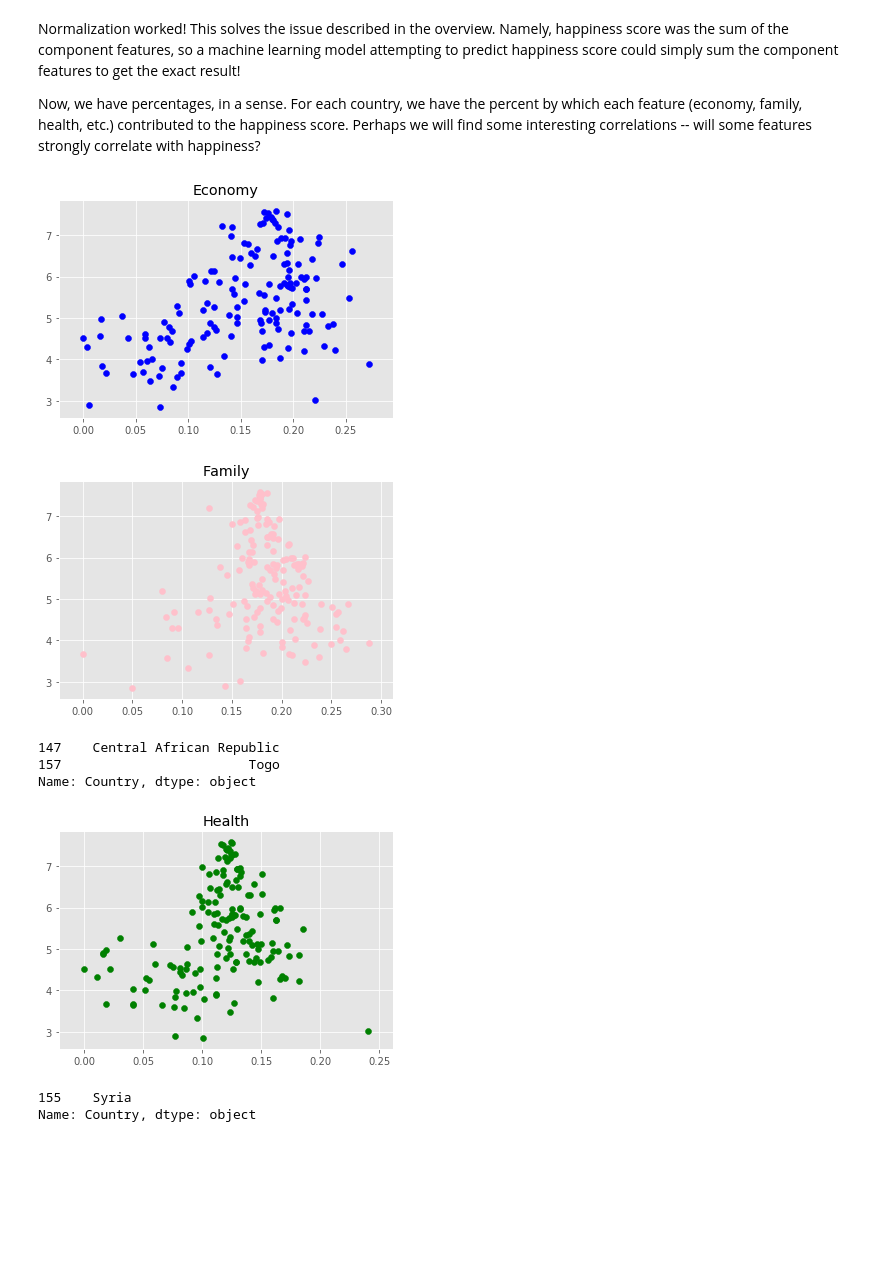
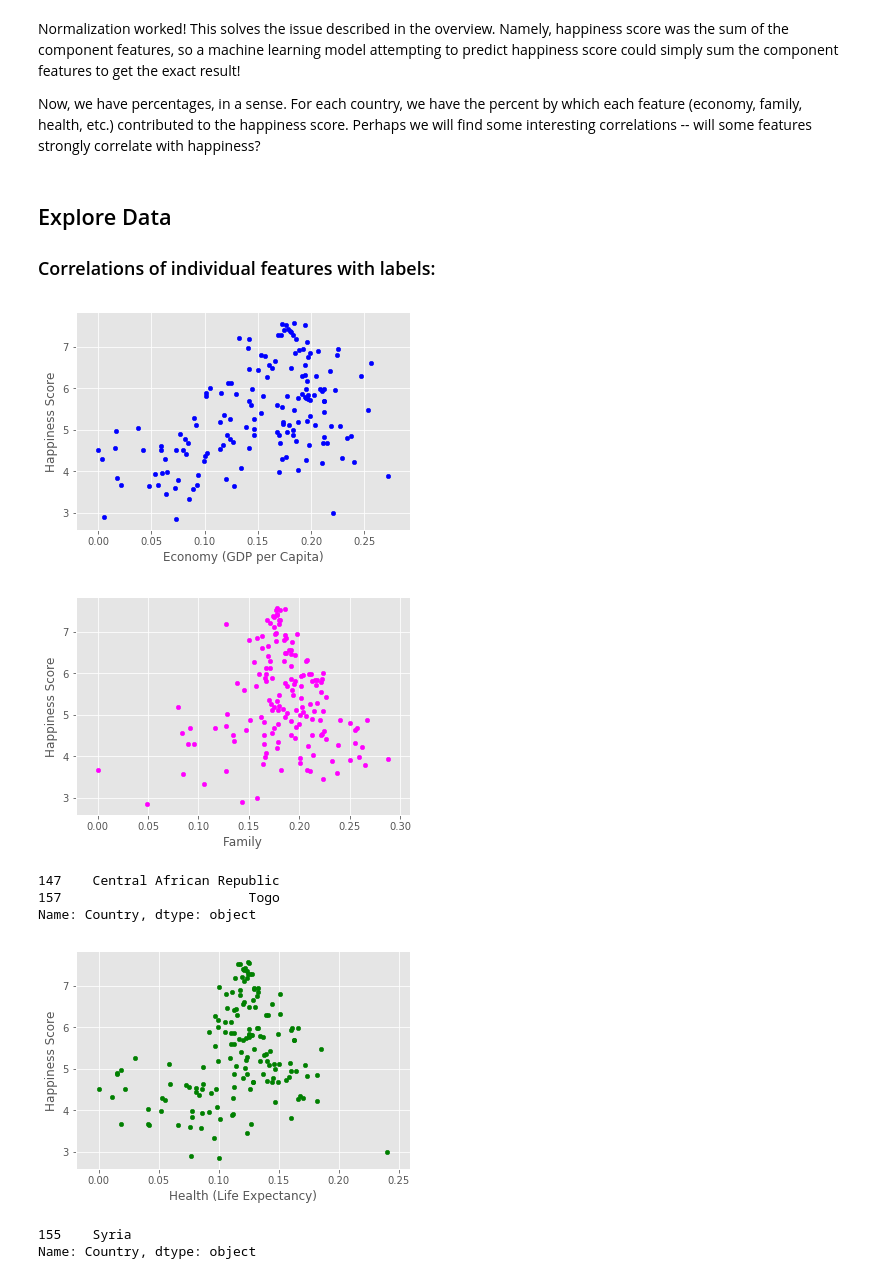
Before and after one commit to neil-ash/Kaggle, a Jupyter notebook: World_Happiness/World_Happiness_Exploration.ipynb, the cells around one changed output. Drawn from its saved outputs; the diff is of its cells as text; code cells hidden in the pictures; blank space fills up the shorter version.

```diff
--- a/World_Happiness/World_Happiness_Exploration.ipynb
+++ b/World_Happiness/World_Happiness_Exploration.ipynb
@@ -18,7 +18,7 @@ import seaborn as sns
 import matplotlib.pyplot as plt
 import matplotlib.style; matplotlib.style.use('ggplot')
 # %%
-df = pd.read_csv('data//2015.csv')
+df = pd.read_csv('data/2015.csv')
 # %%
 # happy countries
 df.head()
@@ -87,16 +87,17 @@ df.tail()
 Normalization worked! This solves the issue described in the overview. Namely, happiness score was the sum of the component features, so a machine learning model attempting to predict happiness score could simply sum the component features to get the exact result!
 
 Now, we have percentages, in a sense. For each country, we have the percent by which each feature (economy, family, health, etc.) contributed to the happiness score. Perhaps we will find some interesting correlations -- will some features strongly correlate with happiness?
+# %% [markdown]
+## Explore Data
+### Correlations of individual features with labels:
 # %%
-plt.title('Economy')
-plt.scatter(df['Economy (GDP per Capita)'], df['Happiness Score'], c='b');
+df.plot.scatter(x='Economy (GDP per Capita)', y='Happiness Score', c='b');
 # %% [output]
-[figure, old version]
+[figure, new version]
-# %%
-plt.title('Family')
-plt.scatter(df['Family'], df['Happiness Score'], c='pink');
-# %% [output]
-[figure, removed]
+# %%
+df.plot.scatter(x='Family', y='Happiness Score', c='magenta');
+# %% [output]
+[figure, added]
 # %%
 # where was family least important?
 df[df['Family'] < 0.06].Country
@@ -105,10 +106,9 @@ df[df['Family'] < 0.06].Country
 157                        Togo
 Name: Country, dtype: object
 # %%
-plt.title('Health')
-plt.scatter(df['Health (Life Expectancy)'], df['Happiness Score'], c='g');
+df.plot.scatter(x='Health (Life Expectancy)', y='Happiness Score', c='g');
 # %% [output]
-[figure, old version]
+[figure, new version]
 # %%
 # outlier: where was health most important?
 df[df['Health (Life Expectancy)'] > 0.20].Country
```
Also changed, not shown: parts of 25 cells of this notebook.
